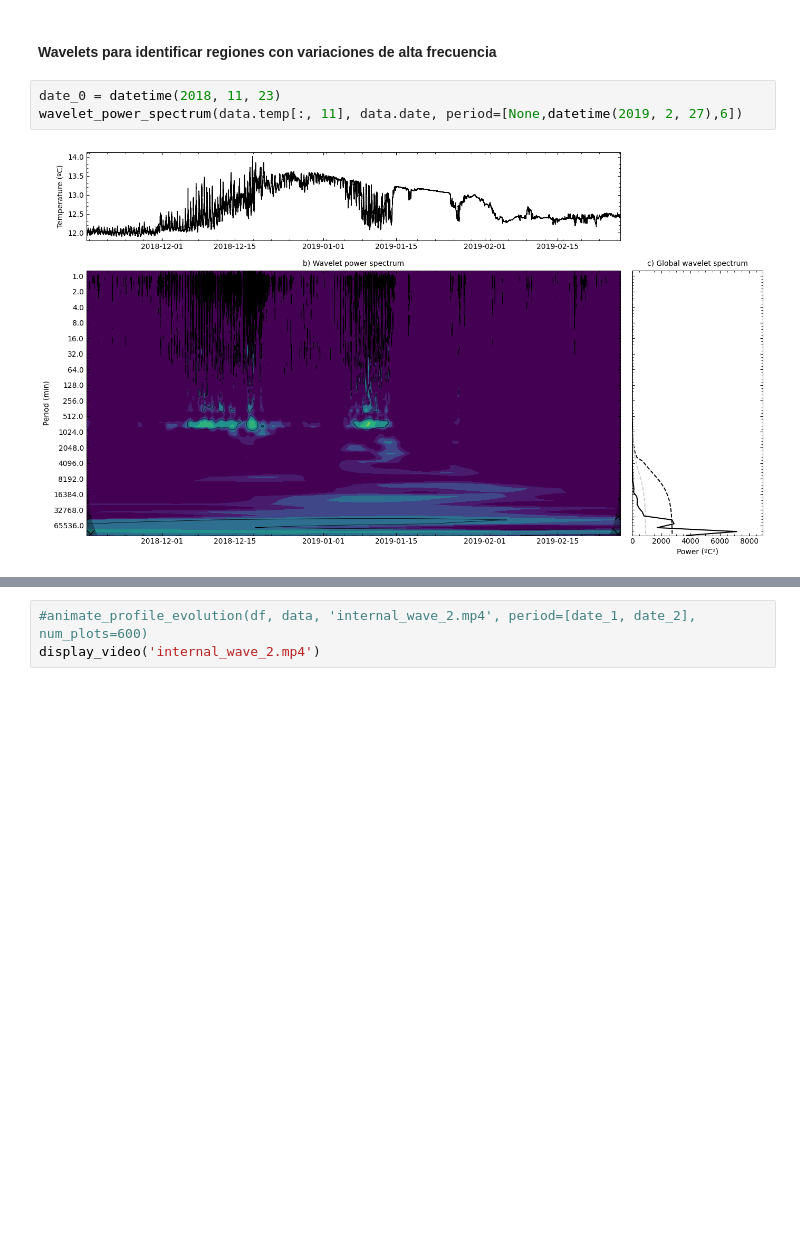
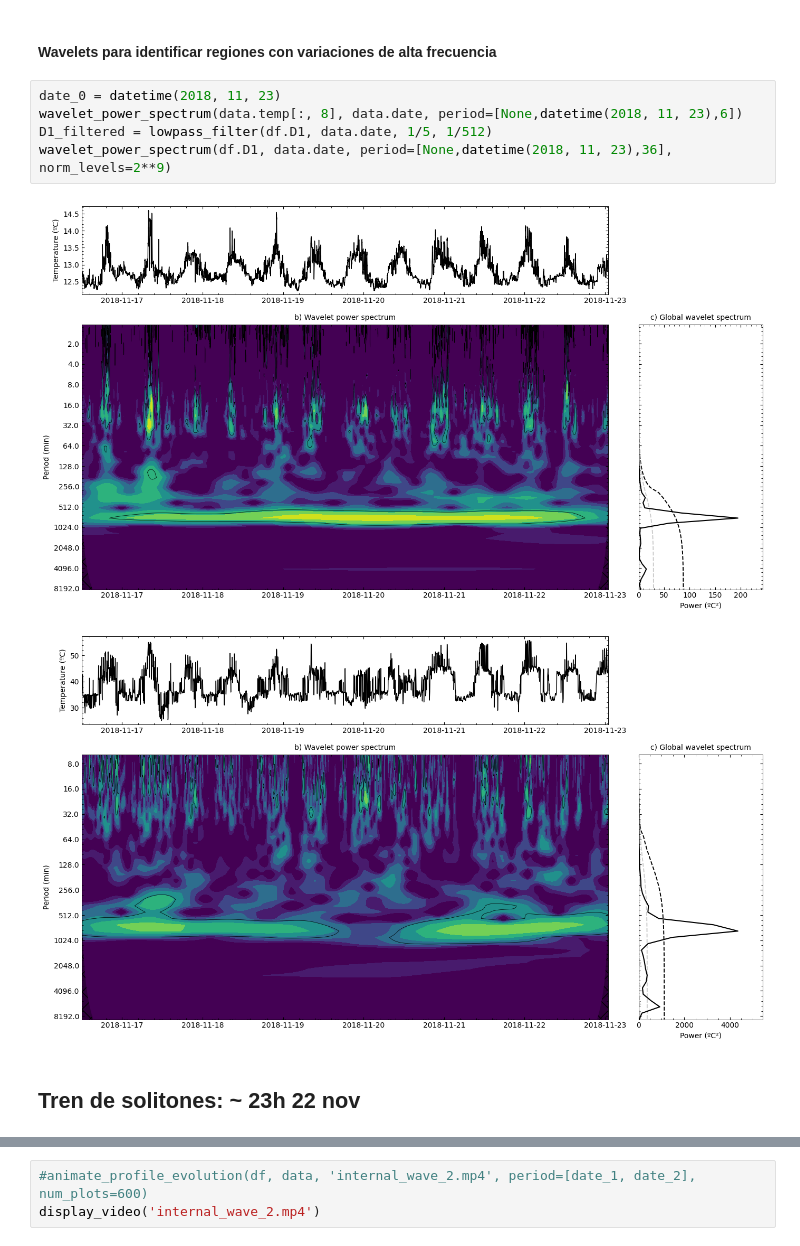
Before and after one commit to manufrn/TFG, a Jupyter notebook: notebooks/AGL_20181116_internal_solitons.ipynb, the cells around one changed output, grey strips where cells are left out. Drawn from its saved outputs; the diff is of its cells as text; blank space fills up the shorter version.

```diff
--- a/notebooks/AGL_20181116_high_frecuency_fenomena.ipynb
+++ b/notebooks/AGL_20181116_internal_solitons.ipynb
@@ -24,9 +25,14 @@ data = load_time_series_xr('processed/AGL_20181116_chain_xrcompatible.nc')
 #### Wavelets para identificar regiones con variaciones de alta frecuencia
 # %%
 date_0 = datetime(2018, 11, 23)
-wavelet_power_spectrum(data.temp[:, 11], data.date, period=[None,datetime(2019, 2, 27),6])
+wavelet_power_spectrum(data.temp[:, 8], data.date, period=[None,datetime(2018, 11, 23),6])
+D1_filtered = lowpass_filter(df.D1, data.date, 1/5, 1/512)
+wavelet_power_spectrum(df.D1, data.date, period=[None,datetime(2018, 11, 23),36], norm_levels=2**9)
 # %% [output]
-[figure, old version]
+[figure, new version]
+[figure, added]
+# %% [markdown]
+## Tren de solitones: ~ 23h 22 nov
 # %%
 date_1 = datetime(2018, 11, 22, 20)
 date_2 = datetime(2018, 11, 23, 5)
```
Also changed, not shown: parts of 17 cells of this notebook, 11 other files.
